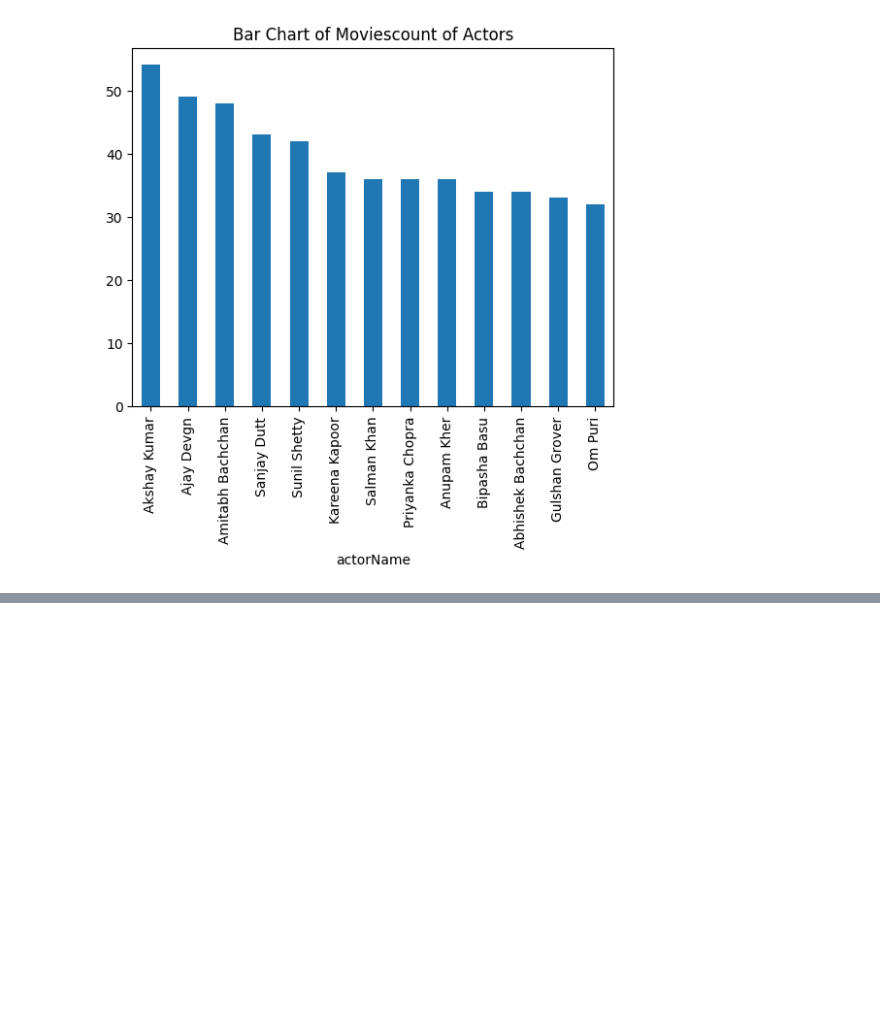
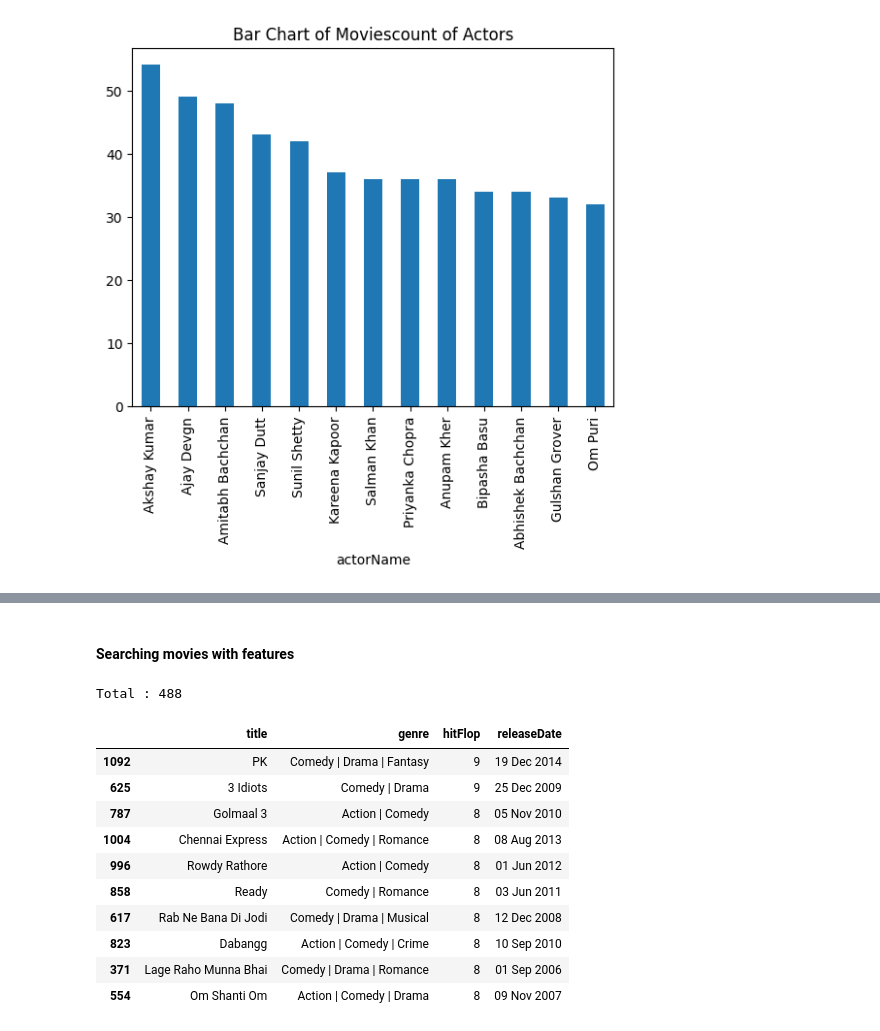
Before and after one commit to Pankaj-Jhajhria/Advanced_Python, a Jupyter notebook: Libraries/2_Pandas.ipynb, the cells around one changed output, grey strips where cells are left out. Drawn from its saved outputs; the diff is of its cells as text; code cells hidden in the pictures; blank space fills up the shorter version.

```diff
--- a/Libraries/2_Pandas.ipynb
+++ b/Libraries/2_Pandas.ipynb
@@ -388,0 +433,22 @@ actor_ab_sort.plot(kind='bar',title="Bar Chart of Moviescount of Actors",)
+# %% [markdown]
+#### Searching movies with features
+# %%
+genre=input("Enter kind of movie you wanna searching for :")
+h=int(input("How much hit do you want :"))
+# df_rom=df[df["genre"]==genre]
+df_rom=df[[genre in str(i).split(" | ") for i in df["genre"]]]
+print("Total :",df_rom[df_rom["hitFlop"]>=h].sort_values(ascending=True,by="hitFlop")[["title","genre","hitFlop",'releaseDate']].size)
+df_rom[df_rom["hitFlop"]>=h].sort_values(ascending=False,by="hitFlop")[["title","genre","hitFlop",'releaseDate']].head(10)
+# %% [output]
+Total : 488
+|  | title | genre | hitFlop | releaseDate |
+| 1092 | PK | Comedy | Drama | Fantasy | 9 | 19 Dec 2014 |
+| 625 | 3 Idiots | Comedy | Drama | 9 | 25 Dec 2009 |
+| 787 | Golmaal 3 | Action | Comedy | 8 | 05 Nov 2010 |
+| 1004 | Chennai Express | Action | Comedy | Romance | 8 | 08 Aug 2013 |
+| 996 | Rowdy Rathore | Action | Comedy | 8 | 01 Jun 2012 |
+| 858 | Ready | Comedy | Romance | 8 | 03 Jun 2011 |
+| 617 | Rab Ne Bana Di Jodi | Comedy | Drama | Musical | 8 | 12 Dec 2008 |
+| 823 | Dabangg | Action | Comedy | Crime | 8 | 10 Sep 2010 |
+| 371 | Lage Raho Munna Bhai | Comedy | Drama | Romance | 8 | 01 Sep 2006 |
+| 554 | Om Shanti Om | Action | Comedy | Drama | 8 | 09 Nov 2007 |
```
Also changed, not shown: parts of 39 cells of this notebook, 6 other files.
